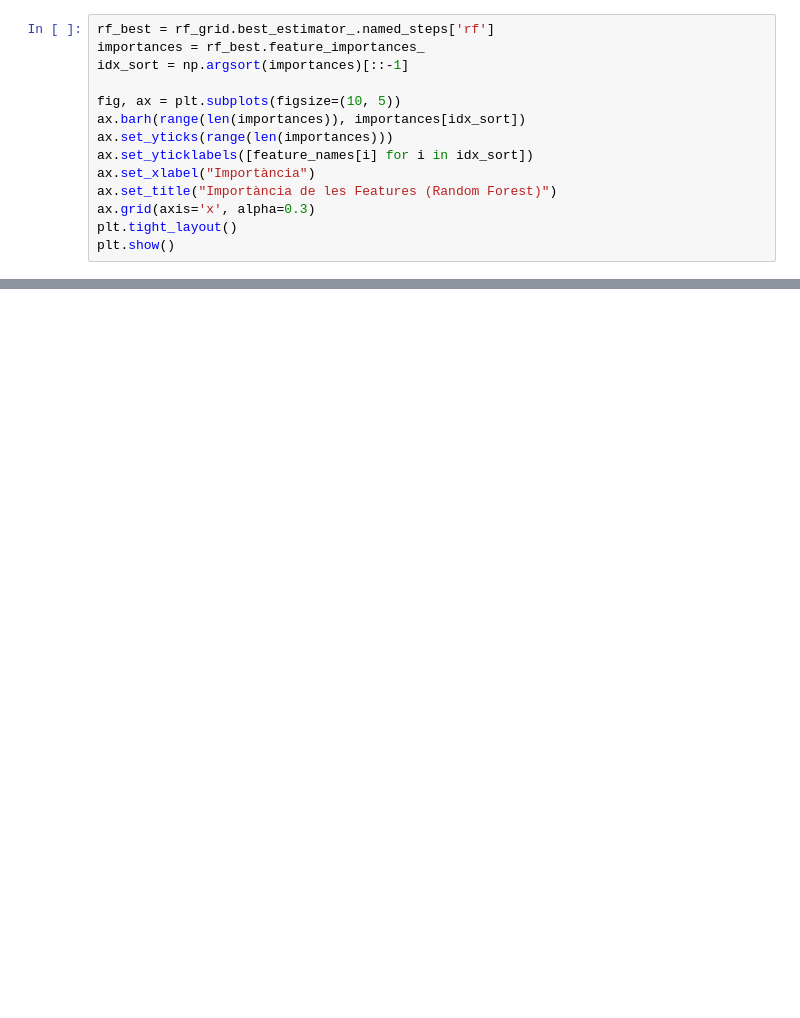
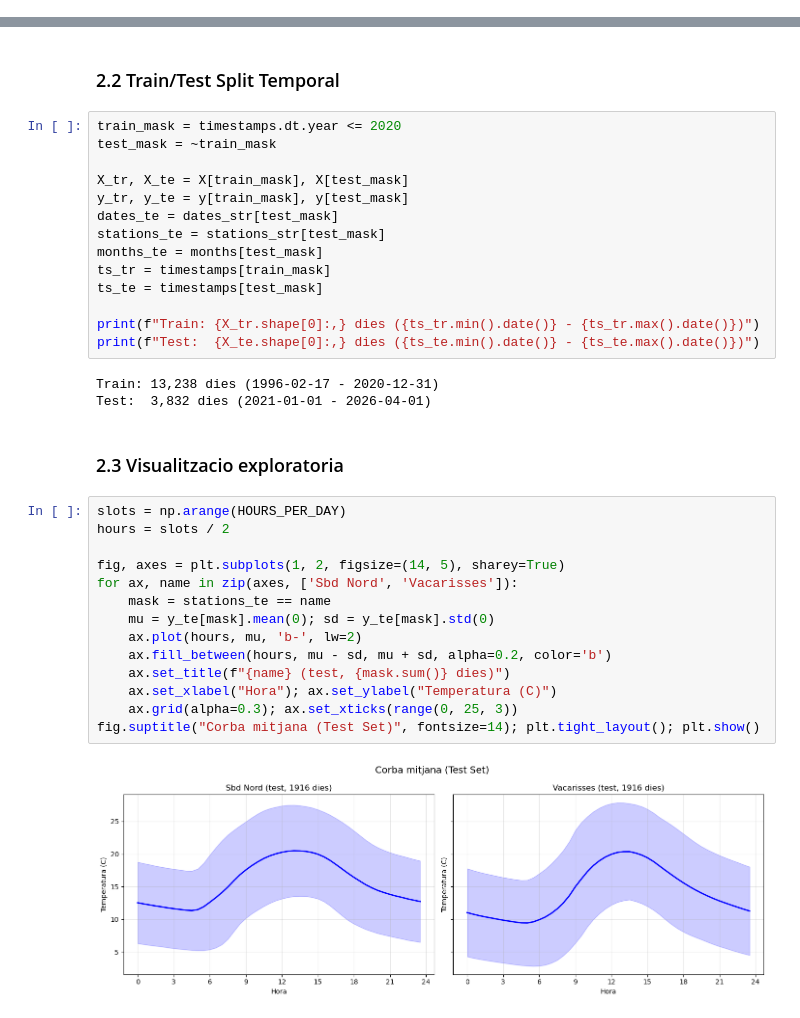
Before and after one commit to DavidDDRC99/VO-evolution, a Jupyter notebook: Seccions/ML/Prediccio_corba_temperatura_executed.ipynb, the cells around one changed output, grey strips where cells are left out. Saved outputs shown, nothing was run; the diff lists cells and outputs as text; blank space fills up the shorter version.

```diff
--- a/Seccions/ML/Prediccio_corba_temperatura_executed.ipynb
+++ b/Seccions/ML/Prediccio_corba_temperatura_executed.ipynb
@@ -524,14 +0,0 @@ plt.show()
-# %%
-rf_best = rf_grid.best_estimator_.named_steps['rf']
-importances = rf_best.feature_importances_
-idx_sort = np.argsort(importances)[::-1]
-
-fig, ax = plt.subplots(figsize=(10, 5))
-ax.barh(range(len(importances)), importances[idx_sort])
-ax.set_yticks(range(len(importances)))
-ax.set_yticklabels([feature_names[i] for i in idx_sort])
-ax.set_xlabel("Importància")
-ax.set_title("Importància de les Features (Random Forest)")
-ax.grid(axis='x', alpha=0.3)
-plt.tight_layout()
-plt.show()
@@ -546,0 +72,37 @@ Resum de resultats (omplir després d'executar):
+# %% [markdown]
+### 2.2 Train/Test Split Temporal
+# %%
+train_mask = timestamps.dt.year <= 2020
+test_mask = ~train_mask
+
+X_tr, X_te = X[train_mask], X[test_mask]
+y_tr, y_te = y[train_mask], y[test_mask]
+dates_te = dates_str[test_mask]
+stations_te = stations_str[test_mask]
+months_te = months[test_mask]
+ts_tr = timestamps[train_mask]
+ts_te = timestamps[test_mask]
+
+print(f"Train: {X_tr.shape[0]:,} dies ({ts_tr.min().date()} - {ts_tr.max().date()})")
+print(f"Test:  {X_te.shape[0]:,} dies ({ts_te.min().date()} - {ts_te.max().date()})")
+# %% [output]
+Train: 13,238 dies (1996-02-17 - 2020-12-31)
+Test:  3,832 dies (2021-01-01 - 2026-04-01)
+# %% [markdown]
+### 2.3 Visualitzacio exploratoria
+# %%
+slots = np.arange(HOURS_PER_DAY)
+hours = slots / 2
+
+fig, axes = plt.subplots(1, 2, figsize=(14, 5), sharey=True)
+for ax, name in zip(axes, ['Sbd Nord', 'Vacarisses']):
+    mask = stations_te == name
+    mu = y_te[mask].mean(0); sd = y_te[mask].std(0)
+    ax.plot(hours, mu, 'b-', lw=2)
+    ax.fill_between(hours, mu - sd, mu + sd, alpha=0.2, color='b')
+    ax.set_title(f"{name} (test, {mask.sum()} dies)")
+    ax.set_xlabel("Hora"); ax.set_ylabel("Temperatura (C)")
+    ax.grid(alpha=0.3); ax.set_xticks(range(0, 25, 3))
+fig.suptitle("Corba mitjana (Test Set)", fontsize=14); plt.tight_layout(); plt.show()
+# %% [output]
+[figure, added]
```
Also changed, not shown: parts of 80 cells of this notebook, 5 other files.
